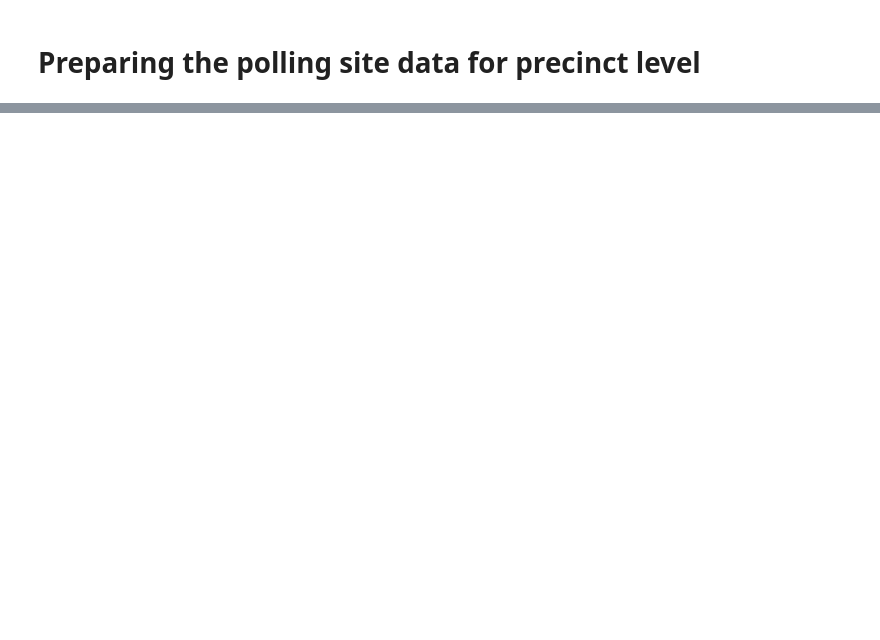
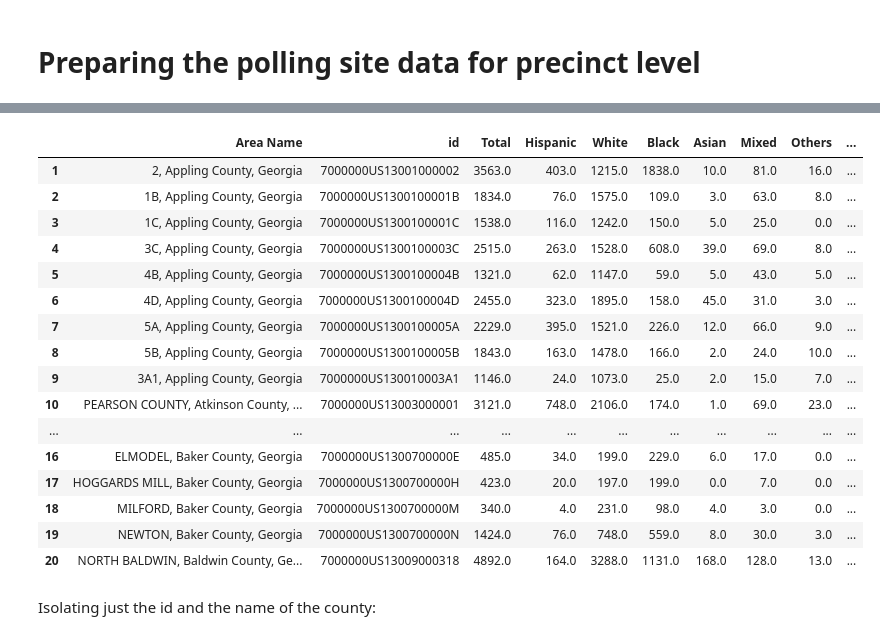
Before and after one commit to zzoeys/freecakefridays, a Jupyter notebook: data_preparation.ipynb, the cells around one changed output, grey strips where cells are left out. Saved outputs shown, nothing was run; the diff lists cells and outputs as text; code cells hidden in the pictures; blank space fills up the shorter version.

```diff
--- a/data_preparation.ipynb
+++ b/data_preparation.ipynb
@@ -549,0 +370,23 @@ merged.to_csv('data/polling_site_data_new/clean_precincts_with_polling_site.csv'
+# %%
+race_precinct = pd.read_csv('data/race_precinct_data/cleaned_georgia_race_precinct_densities.csv', index_col = 0)
+race_precinct.head(20)
+# %% [output]
+|  | Area Name | id | Total | Hispanic | White | Black | Asian | Mixed | Others | ... |
+| 1 | 2, Appling County, Georgia | 7000000US13001000002 | 3563.0 | 403.0 | 1215.0 | 1838.0 | 10.0 | 81.0 | 16.0 | ... |
+| 2 | 1B, Appling County, Georgia | 7000000US1300100001B | 1834.0 | 76.0 | 1575.0 | 109.0 | 3.0 | 63.0 | 8.0 | ... |
+| 3 | 1C, Appling County, Georgia | 7000000US1300100001C | 1538.0 | 116.0 | 1242.0 | 150.0 | 5.0 | 25.0 | 0.0 | ... |
+| 4 | 3C, Appling County, Georgia | 7000000US1300100003C | 2515.0 | 263.0 | 1528.0 | 608.0 | 39.0 | 69.0 | 8.0 | ... |
+| 5 | 4B, Appling County, Georgia | 7000000US1300100004B | 1321.0 | 62.0 | 1147.0 | 59.0 | 5.0 | 43.0 | 5.0 | ... |
+| 6 | 4D, Appling County, Georgia | 7000000US1300100004D | 2455.0 | 323.0 | 1895.0 | 158.0 | 45.0 | 31.0 | 3.0 | ... |
+| 7 | 5A, Appling County, Georgia | 7000000US1300100005A | 2229.0 | 395.0 | 1521.0 | 226.0 | 12.0 | 66.0 | 9.0 | ... |
+| 8 | 5B, Appling County, Georgia | 7000000US1300100005B | 1843.0 | 163.0 | 1478.0 | 166.0 | 2.0 | 24.0 | 10.0 | ... |
+| 9 | 3A1, Appling County, Georgia | 7000000US130010003A1 | 1146.0 | 24.0 | 1073.0 | 25.0 | 2.0 | 15.0 | 7.0 | ... |
+| 10 | PEARSON COUNTY, Atkinson County, ... | 7000000US13003000001 | 3121.0 | 748.0 | 2106.0 | 174.0 | 1.0 | 69.0 | 23.0 | ... |
+| ... | ... | ... | ... | ... | ... | ... | ... | ... | ... | ... |
+| 16 | ELMODEL, Baker County, Georgia | 7000000US1300700000E | 485.0 | 34.0 | 199.0 | 229.0 | 6.0 | 17.0 | 0.0 | ... |
+| 17 | HOGGARDS MILL, Baker County, Georgia | 7000000US1300700000H | 423.0 | 20.0 | 197.0 | 199.0 | 0.0 | 7.0 | 0.0 | ... |
+| 18 | MILFORD, Baker County, Georgia | 7000000US1300700000M | 340.0 | 4.0 | 231.0 | 98.0 | 4.0 | 3.0 | 0.0 | ... |
+| 19 | NEWTON, Baker County, Georgia | 7000000US1300700000N | 1424.0 | 76.0 | 748.0 | 559.0 | 8.0 | 30.0 | 3.0 | ... |
+| 20 | NORTH BALDWIN, Baldwin County, Ge... | 7000000US13009000318 | 4892.0 | 164.0 | 3288.0 | 1131.0 | 168.0 | 128.0 | 13.0 | ... |
+# %% [markdown]
+Isolating just the id and the name of the county:
```
Also changed, not shown: parts of 137 cells of this notebook, 16 other files.
